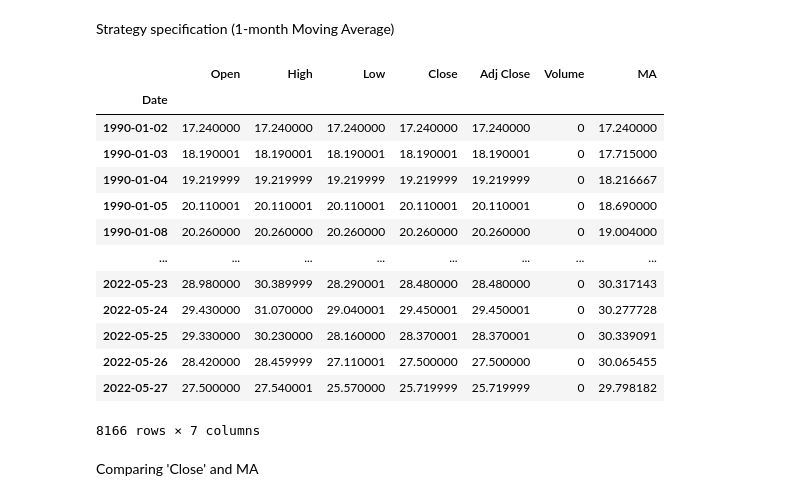
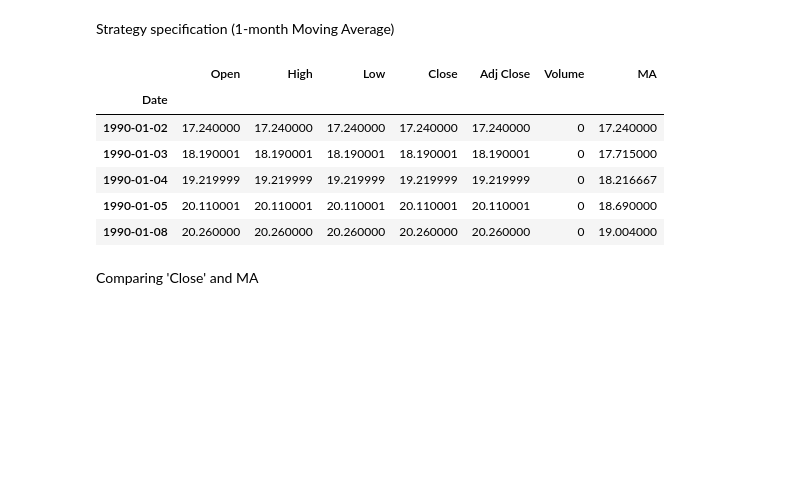
Before and after one commit to atkrish0/quantfin, a Jupyter notebook: JPM 'Surefire' Strat/JPM_Surefire.ipynb, the cells around one changed output. Drawn from its saved outputs; the diff is of its cells as text; code cells hidden in the pictures; blank space fills up the shorter version.

```diff
--- a/JPM 'Surefire' Strat/JPM_Surefire.ipynb
+++ b/JPM 'Surefire' Strat/JPM_Surefire.ipynb
@@ -36,22 +56,15 @@ Strategy specification (1-month Moving Average)
 # %%
 vix_df['MA'] = vix_df.Close.rolling('30D').mean()
 # %%
-vix_df
+vix_df.head()
 # %% [output]
 |  | Open | High | Low | Close | Adj Close | Volume | MA |
 | Date |  |  |  |  |  |  |  |
 | 1990-01-02 | 17.240000 | 17.240000 | 17.240000 | 17.240000 | 17.240000 | 0 | 17.240000 |
 | 1990-01-03 | 18.190001 | 18.190001 | 18.190001 | 18.190001 | 18.190001 | 0 | 17.715000 |
 | 1990-01-04 | 19.219999 | 19.219999 | 19.219999 | 19.219999 | 19.219999 | 0 | 18.216667 |
 | 1990-01-05 | 20.110001 | 20.110001 | 20.110001 | 20.110001 | 20.110001 | 0 | 18.690000 |
 | 1990-01-08 | 20.260000 | 20.260000 | 20.260000 | 20.260000 | 20.260000 | 0 | 19.004000 |
-| ... | ... | ... | ... | ... | ... | ... | ... |
-| 2022-05-23 | 28.980000 | 30.389999 | 28.290001 | 28.480000 | 28.480000 | 0 | 30.317143 |
-| 2022-05-24 | 29.430000 | 31.070000 | 29.040001 | 29.450001 | 29.450001 | 0 | 30.277728 |
-| 2022-05-25 | 29.330000 | 30.230000 | 28.160000 | 28.370001 | 28.370001 | 0 | 30.339091 |
-| 2022-05-26 | 28.420000 | 28.459999 | 27.110001 | 27.500000 | 27.500000 | 0 | 30.065455 |
-| 2022-05-27 | 27.500000 | 27.540001 | 25.570000 | 25.719999 | 25.719999 | 0 | 29.798182 |
-8166 rows × 7 columns
 # %% [markdown]
 Comparing 'Close' and MA
 # %%
```
Also changed, not shown: parts of 14 cells of this notebook, 1 other file.
